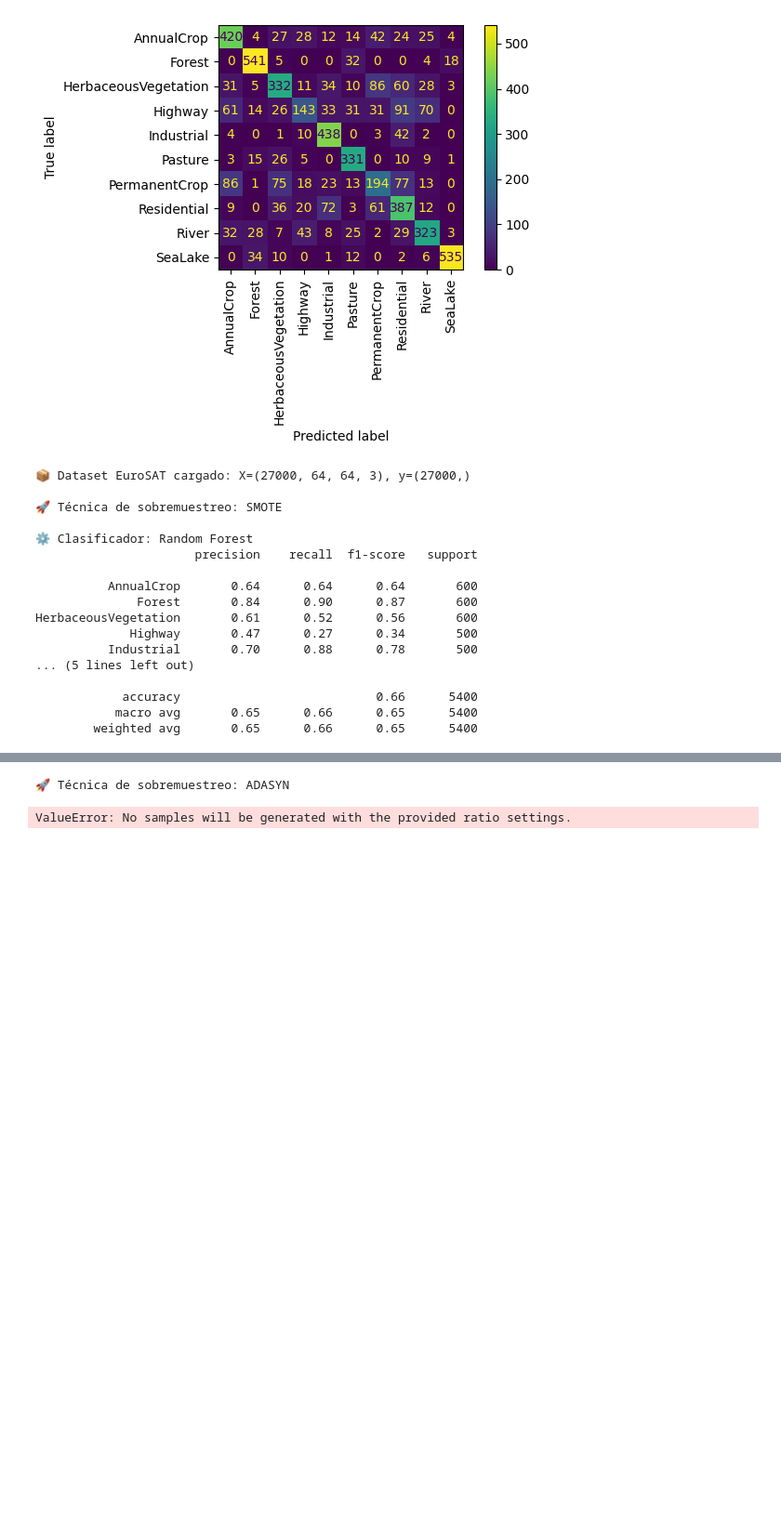
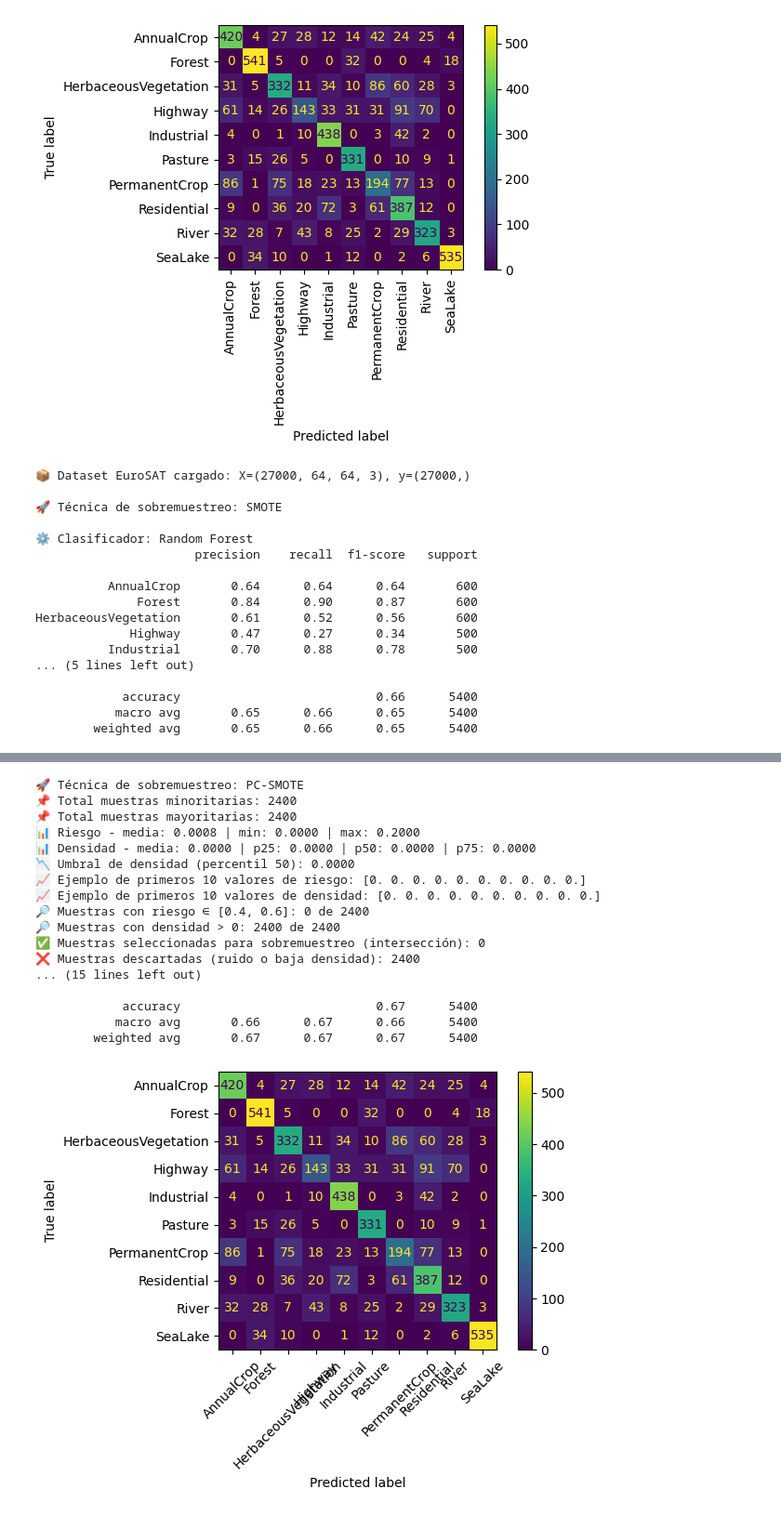
Before and after one commit to jnatmed/armado-tesina, a Jupyter notebook: codigo/notebooks/06_eurosat_baseline.ipynb, the cells around one changed output, grey strips where cells are left out. Shown at 93% size. Drawn from its saved outputs; the diff is of its cells as text; code cells hidden in the pictures; blank space fills up the shorter version.

Commit message:
refactor pc_smote
adaptando pc_smote a multiclase

```diff
--- a/codigo/notebooks/06_eurosat_baseline.ipynb
+++ b/codigo/notebooks/06_eurosat_baseline.ipynb
@@ -99,8 +99,8 @@ X_train, X_test, y_train, y_test = train_test_split(X_flat, y, test_size=0.2, st
 # Técnicas de sobremuestreo
 tecnicas = {
     "SMOTE": SMOTE(random_state=42),
-    "ADASYN": ADASYN(random_state=42),
-    "BorderlineSMOTE": BorderlineSMOTE(random_state=42),
+    # "ADASYN": ADASYN(random_state=42),
+    # "BorderlineSMOTE": BorderlineSMOTE(random_state=42),
     "PC-SMOTE": PCSMOTE(random_state=42, percentil_densidad=50)
 }
 
@@ -119,32 +119,48 @@ for nombre_tecnica, sampler in tecnicas.items():
     X_res, y_res = sampler.fit_resample(X_train, y_train)
 
     for nombre_modelo, modelo in modelos.items():
         print(f"\n⚙️ Clasificador: {nombre_modelo}")
         modelo.fit(X_res, y_res)
         y_pred = modelo.predict(X_test)
 
         print(classification_report(y_test, y_pred, target_names=clases))
         ConfusionMatrixDisplay.from_predictions(y_test, y_pred, display_labels=clases, xticks_rotation=45)
         plt.tight_layout()
         plt.show()
 # %% [output]
 📦 Dataset EuroSAT cargado: X=(27000, 64, 64, 3), y=(27000,)
 
 🚀 Técnica de sobremuestreo: SMOTE
 
 ⚙️ Clasificador: Random Forest
                       precision    recall  f1-score   support
 
           AnnualCrop       0.64      0.64      0.64       600
               Forest       0.84      0.90      0.87       600
 HerbaceousVegetation       0.61      0.52      0.56       600
              Highway       0.47      0.27      0.34       500
           Industrial       0.70      0.88      0.78       500
 ... (5 lines left out)
 
             accuracy                           0.66      5400
            macro avg       0.65      0.66      0.65      5400
         weighted avg       0.65      0.66      0.65      5400
 [figure]
-🚀 Técnica de sobremuestreo: ADASYN
+🚀 Técnica de sobremuestreo: PC-SMOTE
+📌 Total muestras minoritarias: 2400
+📌 Total muestras mayoritarias: 2400
+📊 Riesgo - media: 0.0008 | min: 0.0000 | max: 0.2000
+📊 Densidad - media: 0.0000 | p25: 0.0000 | p50: 0.0000 | p75: 0.0000
+📉 Umbral de densidad (percentil 50): 0.0000
+📈 Ejemplo de primeros 10 valores de riesgo: [0. 0. 0. 0. 0. 0. 0. 0. 0. 0.]
+📈 Ejemplo de primeros 10 valores de densidad: [0. 0. 0. 0. 0. 0. 0. 0. 0. 0.]
+🔎 Muestras con riesgo ∈ [0.4, 0.6]: 0 de 2400
+🔎 Muestras con densidad > 0: 2400 de 2400
+✅ Muestras seleccionadas para sobremuestreo (intersección): 0
+❌ Muestras descartadas (ruido o baja densidad): 2400
+... (15 lines left out)
+
+            accuracy                           0.67      5400
+           macro avg       0.66      0.67      0.66      5400
+        weighted avg       0.67      0.67      0.67      5400
-ValueError: No samples will be generated with the provided ratio settings.
+[figure, added]
```
Also changed, not shown: 1 other file.
